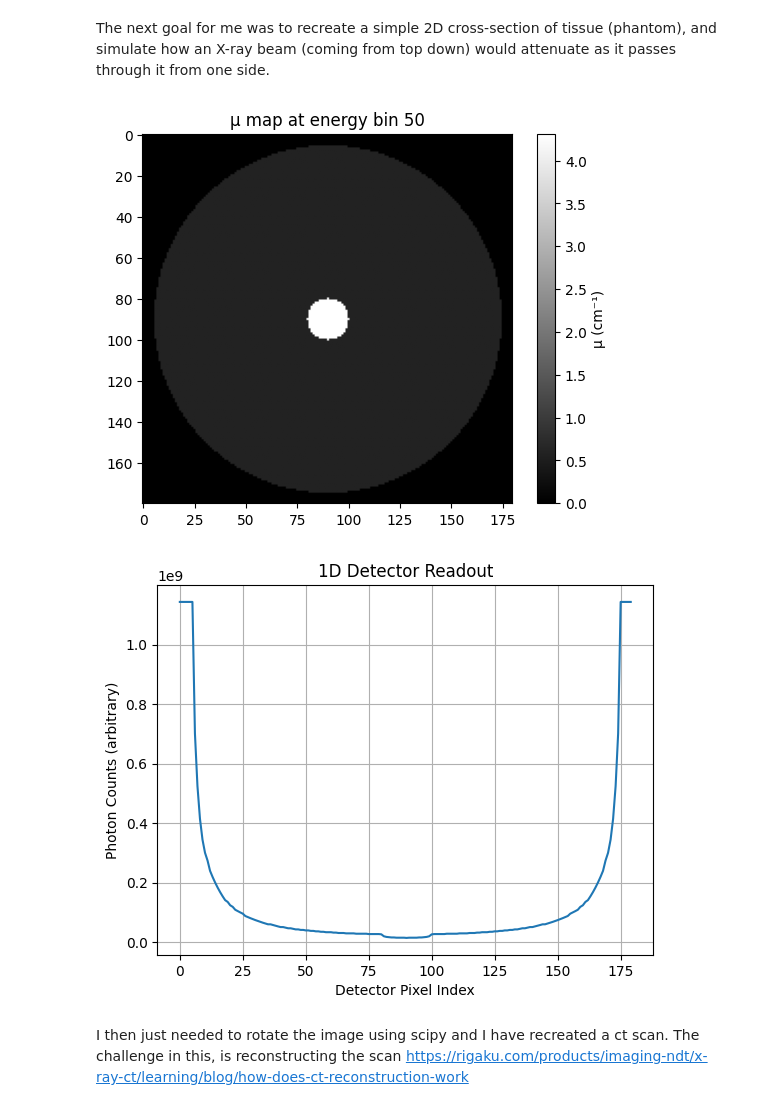
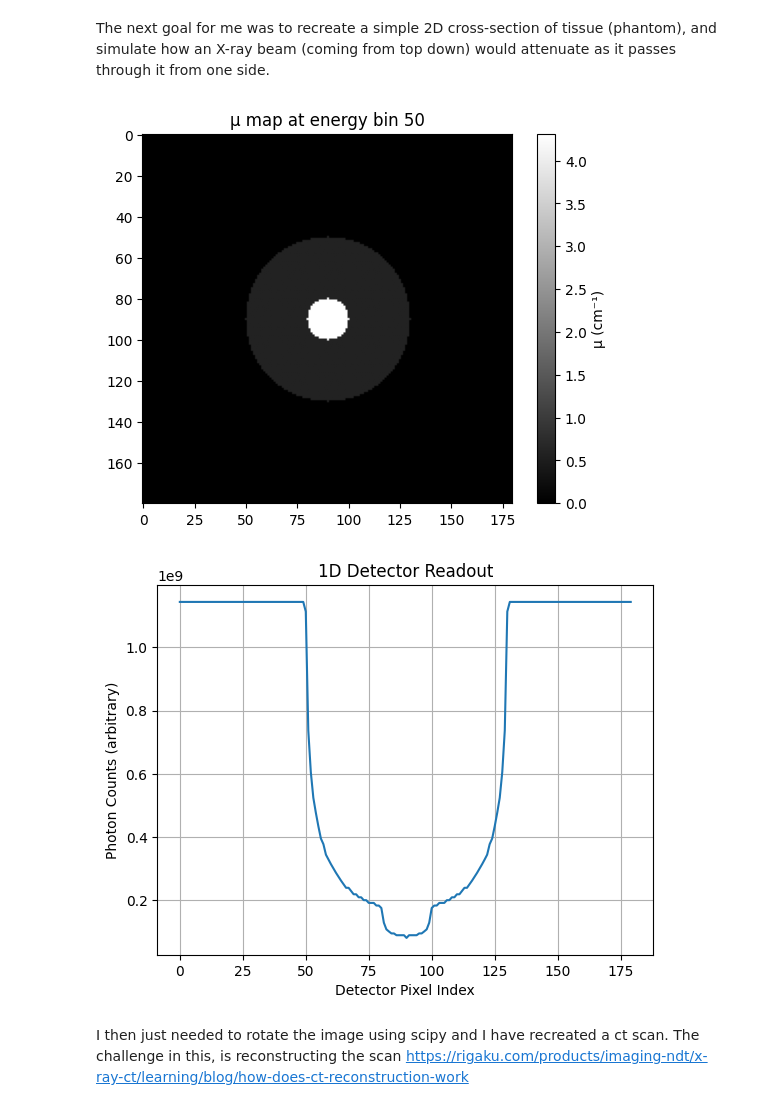
Before and after one commit to ReeceG499/x-ray-attenuation, a Jupyter notebook: code/Experimenting.ipynb, the cells around one changed output. Cells and saved outputs as stored; diff of their text form; code cells hidden in the pictures.

```diff
--- a/code/Experimenting.ipynb
+++ b/code/Experimenting.ipynb
@@ -168,44 +169,49 @@ E = len(energies)
 y, x = np.ogrid[:height, :width]
 center_x, center_y = width//2, height//2
 boneradius = 10
-thighradius = 84.5
+thighradius = 40
 bonemask = (x-center_x)**2 + (y-center_y)**2 <= boneradius**2
 
 phantom = np.zeros((height, width, E))
 
 thighmask = (x-center_x)**2 + (y-center_y)**2 <= thighradius**2
 
 # Background
 phantom[:, :, :] = 0  # broadcast over all pixels
 
 # Thigh region
 phantom[thighmask, :] = mu_tissue
 
 # Bone region
 phantom[bonemask, :] = mu_bone    # assign bone
 
+pixel_thickness_cm = 0.1 # Assume each pixel is 0.1cm thick
+
+# Sum attenuation coefficients along the ray path (e.g., height) for each (width, energy).
+# 'mu_total' is 2D (width, energy), representing total attenuation per ray per energy.
+mu_total = phantom.sum(axis=0)
+
+I = I0 * np.exp(-mu_total * pixel_thickness_cm)
+
+# Sum transmitted intensities across all energies for each detector position.
+# 'detector_readout' is 1D (width,), representing the final polychromatic projection profile.
+detector_readout = I.sum(axis=1)
+
 energy_idx = 50  # e.g. energy bin index
 plt.imshow(phantom[:, :, energy_idx], cmap='gray')
 plt.title(f"μ map at energy bin {energy_idx}")
 plt.colorbar(label="μ (cm⁻¹)")
 plt.show()
-
-voxel_thickness_cm = 0.1 # Assume each pixel is 0.1cm thick
-mu_total = phantom.sum(axis=0)
-
-I = I0 * np.exp(-mu_total * voxel_thickness_cm)
-
-detector_readout = I.sum(axis=1)
 
 plt.plot(detector_readout)
 plt.title("1D Detector Readout")
 plt.xlabel("Detector Pixel Index")
 plt.ylabel("Photon Counts (arbitrary)")
 plt.grid(True)
 plt.show()
 # %% [output]
 [figure]
-[figure, old version]
+[figure, new version]
 # %% [markdown]
 I then just needed to rotate the image using scipy and I have recreated a ct scan. The challenge in this, is reconstructing the scan https://rigaku.com/products/imaging-ndt/x-ray-ct/learning/blog/how-does-ct-reconstruction-work
 # %%
```
Also changed, not shown: parts of 3 cells of this notebook, 8 other files.
